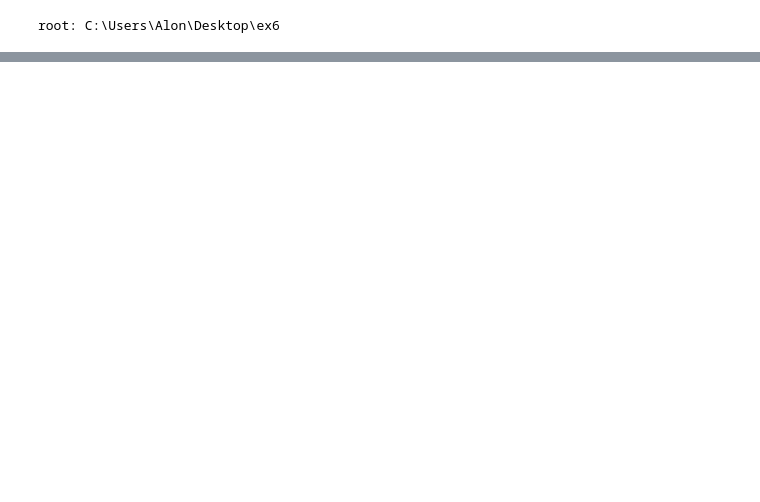
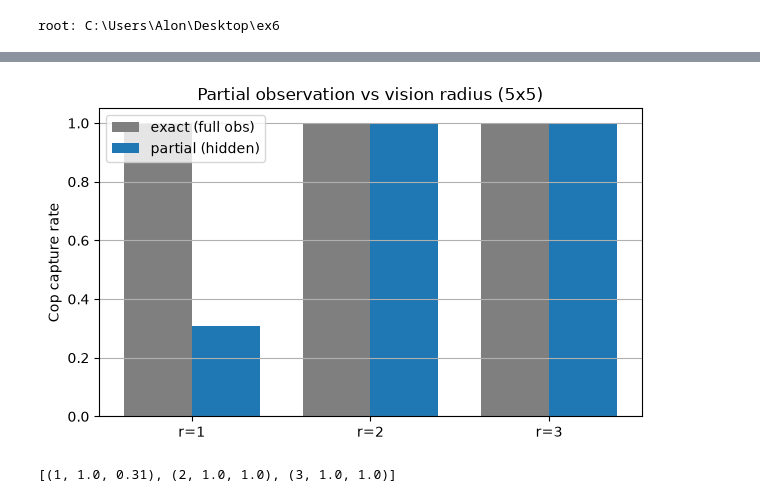
Before and after one commit to alonengel/Dual-Agent-MCP, a Jupyter notebook: notebooks/analysis.ipynb, the cells around one changed output, grey strips where cells are left out. Cells and saved outputs as stored; diff of their text form; code cells hidden in the pictures; blank space fills up the shorter version.

Commit message:
docs: quantify partial-observation effect (vision-radius experiment)

```diff
--- a/notebooks/analysis.ipynb
+++ b/notebooks/analysis.ipynb
@@ -150,0 +114,26 @@ total turns: 1143 | illegal committed: 0
+# %%
+def cop_win_rate(radius, disclosure, trials=120):
+    cfg = {"grid_size": [5, 5], "max_moves": 25, "num_games": trials, "max_barriers": 5,
+           "origin": 1, "diagonal_moves": True, "vision_radius": radius,
+           "disclosure": disclosure, "deception": False}
+    audit = AuditLog(ROOT, {"log_dir": "logs", "game_log_file": "vis.log"})
+    strat = {"kind": "adaptive", "cop_uses_barriers": True}
+    cop = Agent(Role.COP, build_strategy(strat), MockProvider())
+    thief = Agent(Role.THIEF, build_strategy(strat), MockProvider())
+    res = MatchRunner(cfg, SCORING, cop, thief, audit, random.Random(1)).run_match()
+    return sum(1 for s in res["sub_games"] if s["outcome"] == "cop_win") / trials
+
+radii = [1, 2, 3]
+exact = [cop_win_rate(r, "exact") for r in radii]
+partial = [cop_win_rate(r, "partial") for r in radii]
+x = np.arange(len(radii)); w = 0.38
+plt.figure(figsize=(7, 4))
+plt.bar(x - w / 2, exact, w, label="exact (full obs)", color="tab:gray")
+plt.bar(x + w / 2, partial, w, label="partial (hidden)", color="tab:blue")
+plt.xticks(x, [f"r={r}" for r in radii]); plt.ylim(0, 1.05)
+plt.ylabel("Cop capture rate"); plt.title("Partial observation vs vision radius (5x5)")
+plt.legend(); plt.grid(True, axis="y"); plt.show()
+list(zip(radii, [round(e, 2) for e in exact], [round(p, 2) for p in partial], strict=True))
+# %% [output]
+[figure, added]
+[(1, 1.0, 0.31), (2, 1.0, 1.0), (3, 1.0, 1.0)]
```
Also changed, not shown: parts of 9 cells of this notebook, 4 other files.
